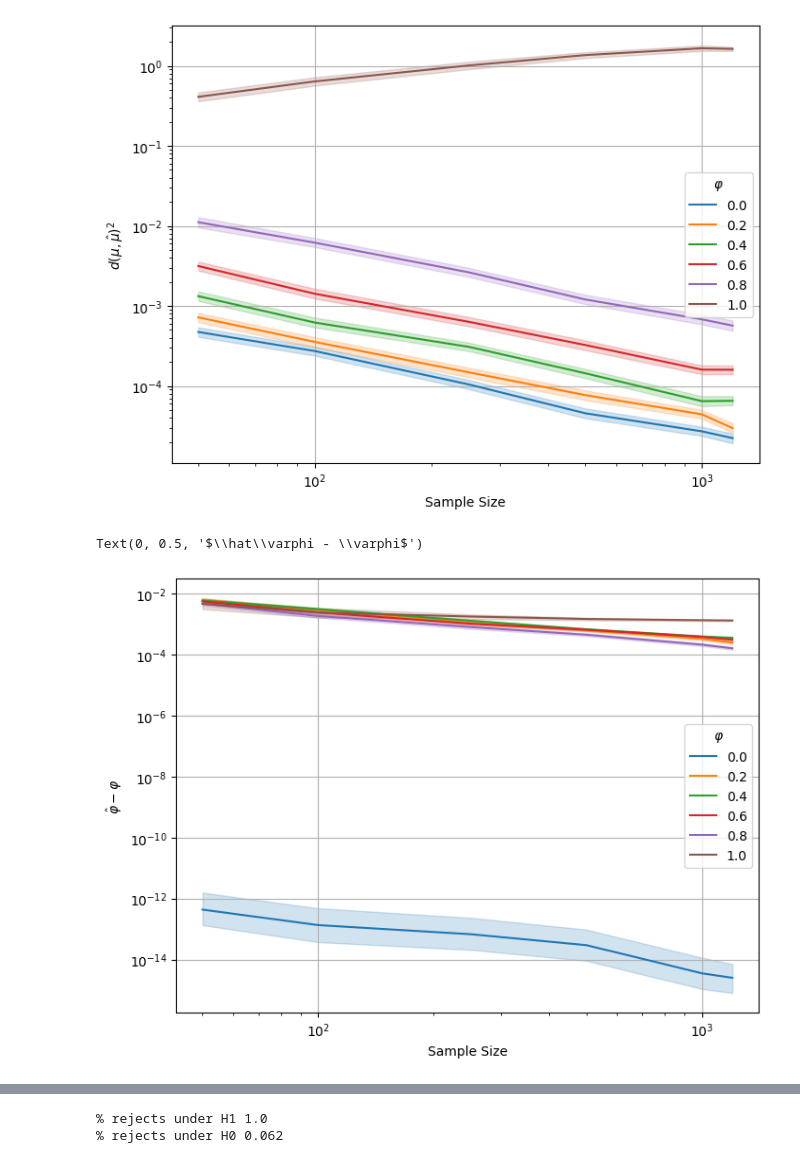
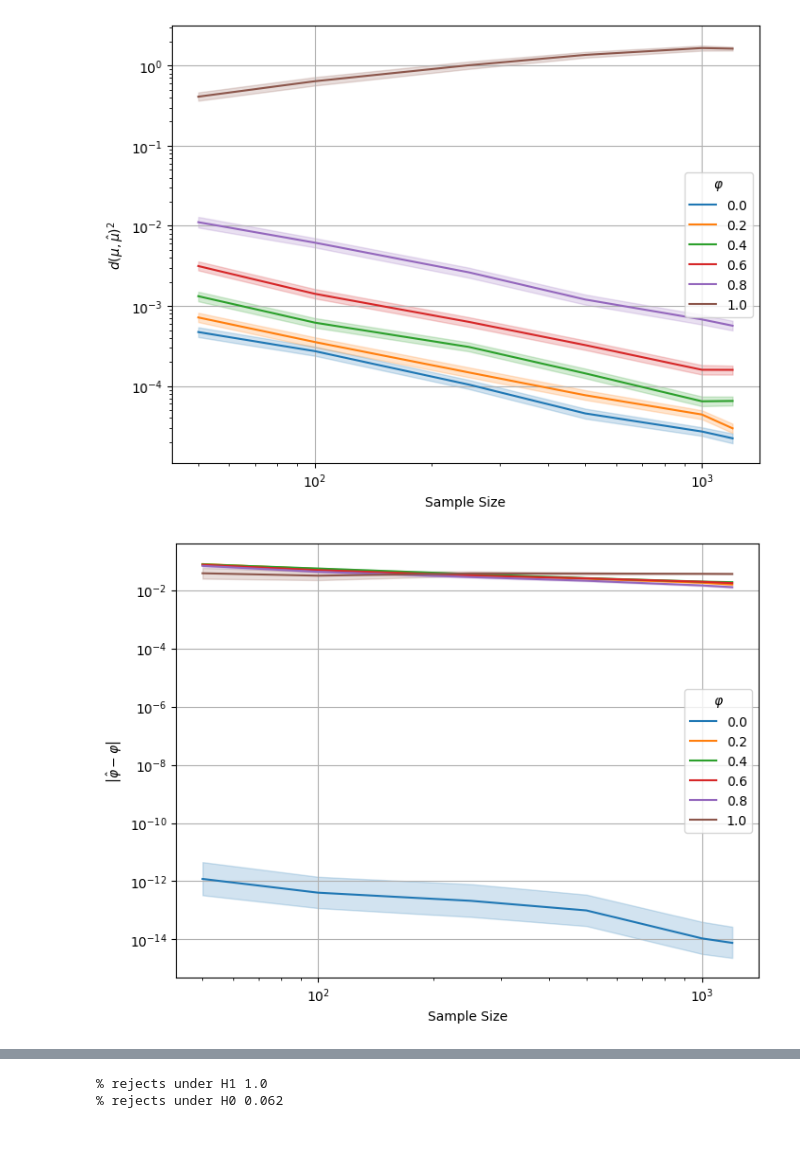
Before and after one commit to matthieubulte/GAR, a Jupyter notebook: ar(1)_dists.ipynb, the cells around one changed output, grey strips where cells are left out. Cells and saved outputs as stored; diff of their text form; code cells hidden in the pictures.

```diff
--- a/ar(1)_dists.ipynb
+++ b/ar(1)_dists.ipynb
@@ -163,23 +155,22 @@ plt.savefig('./err_mu_R_mult_noise_loglog.pdf')
 # %%
 f, ax = plt.subplots(figsize=(8,6))
 ax.set(xscale="log", yscale="log")
 
 for phi in df.phi.unique():
     sub_df = df[df['phi'] == phi].copy()
-    sub_df['err_phi_hat'] = np.power(sub_df['phi_hat'] - phi, 2) + 1e-20
+    sub_df['err_phi_hat'] = np.abs(sub_df['phi_hat'] - phi) + 1e-20
 
 #     plt.scatter(sub_df['T'], sub_df., s=5)
     sns.lineplot(sub_df, x='T', y='err_phi_hat', label=np.round(phi,1), ax=ax)
 
 plt.legend(title=r'$\varphi$')
 plt.grid('on')
 plt.xlabel('Sample Size')
-plt.ylabel(r'$\hat\varphi - \varphi$')
+plt.ylabel(r'$\left|\hat\varphi - \varphi\right|$')
 
-# plt.savefig('./err_phi_R_mult_noise.pdf')
+plt.savefig('./err_phi_R_mult_noise.pdf')
 # %% [output]
-Text(0, 0.5, '$\\hat\\varphi - \\varphi$')
-[figure, old version]
+[figure, new version]
 # %%
 target_T = 100
 true_size = np.linspace(0, 1, 40)
```
Also changed, not shown: parts of 14 cells of this notebook, 14 other files.
